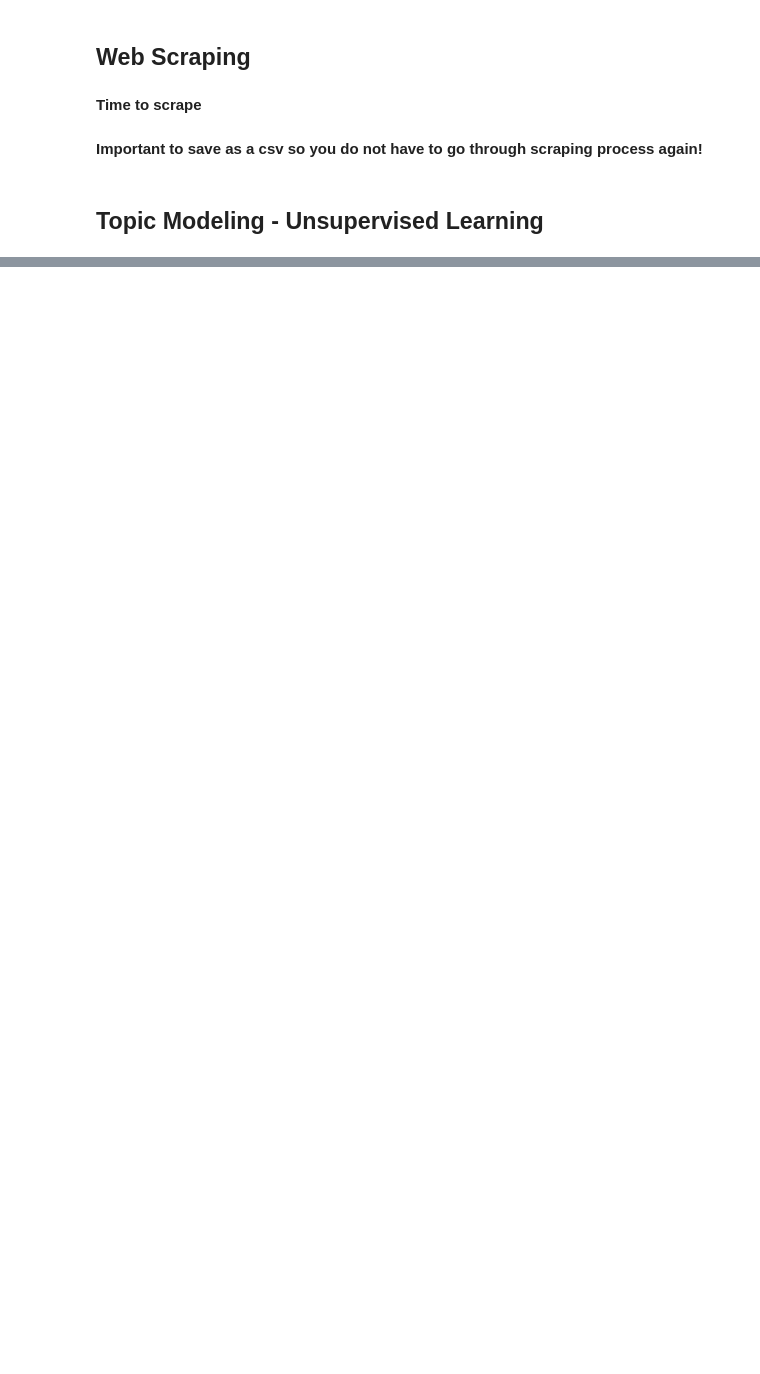
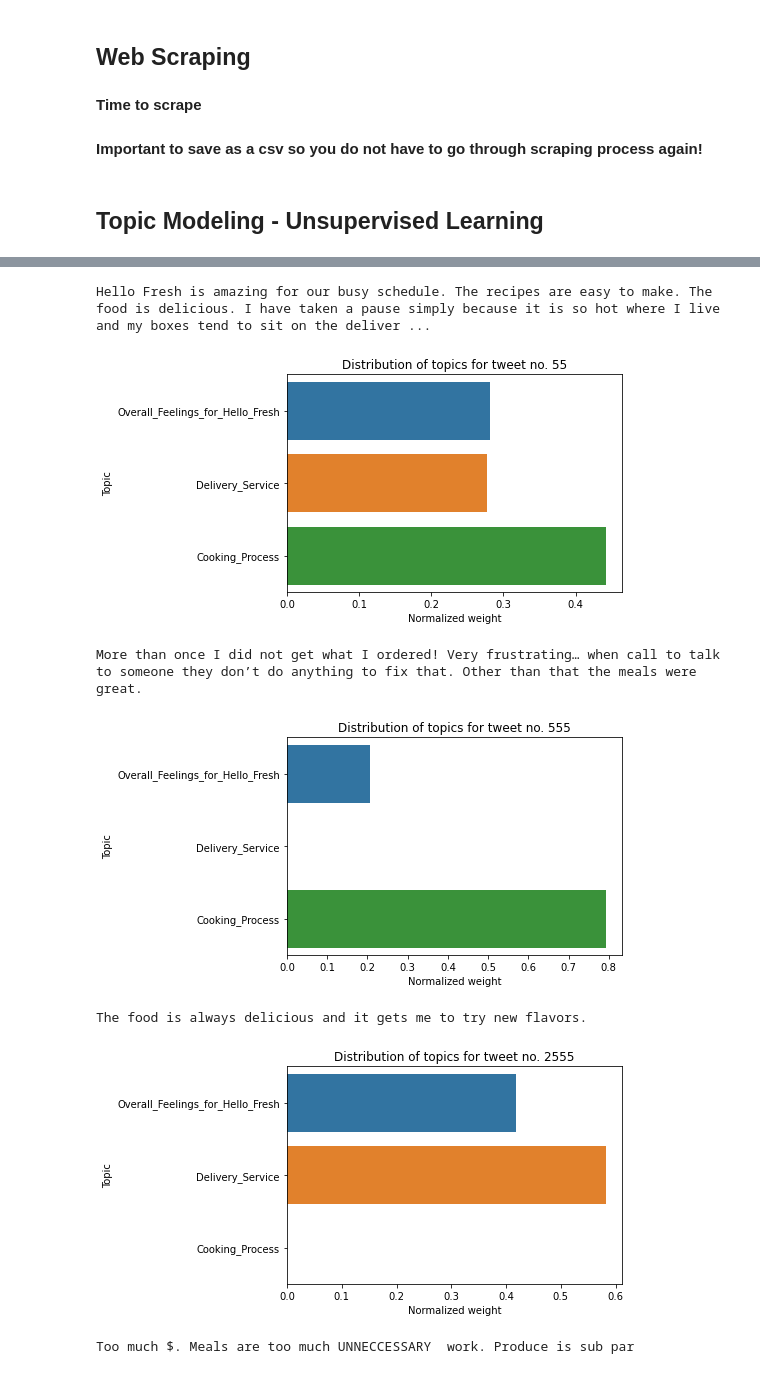
Before and after one commit to ddcots24/Hello-Fresh, a Jupyter notebook: Hello Fresh Review Analysis.ipynb, the cells around one changed output, grey strips where cells are left out. Cells and saved outputs as stored; diff of their text form; code cells hidden in the pictures; blank space fills up the shorter version.

Commit message:
Further along topic modeling

```diff
--- a/Hello Fresh Review Analysis.ipynb
+++ b/Hello Fresh Review Analysis.ipynb
@@ -179,6 +179,6 @@ vectorizer = TfidfVectorizer()
 corpus_vectorized = vectorizer.fit_transform(corpus)
 # %%
 # Instantiating NMF and fitting the vectorized corpus
-topic_model = NMF(n_components = 4, max_iter = 1000)
+topic_model = NMF(n_components = 3, max_iter = 1000)
 topic_model.fit(corpus_vectorized)
 # %% [output]
@@ -241,0 +238,31 @@ topic_word_plot()
+# %%
+topic_name_dict = {0: 'Overall_Feelings_for_Hello_Fresh', 1: 'Delivery_Service', 2: 'Cooking_Process'}
+# %%
+# takes in list of documents and plots topic weight vectors for each document
+def text_topbreakdown(locator):
+
+    print(hello_fresh_df.loc[locator].text)
+    int_index = corpus.index.get_loc(locator)
+
+    topic_keys = topic_name_dict.values()
+    zipped_tuple = list(zip(topic_keys, list(H[int_index,:])))
+
+    topic_breakdown = pd.DataFrame(zipped_tuple, columns = ['Topic', 'Weight']).set_index(['Topic'])
+    topic_breakdown['Normalized weight'] = topic_breakdown['Weight']/topic_breakdown['Weight'].sum()
+
+    sns.barplot(y = topic_breakdown.index, x = 'Normalized weight', data = topic_breakdown)
+    plt.title("Distribution of topics for tweet no. " + str(locator))
+    plt.show()
+
+    return topic_breakdown
+# %%
+text_list = [55,555,2555, 25555]
+viz = list(map(text_topbreakdown, text_list))
+# %% [output]
+Hello Fresh is amazing for our busy schedule. The recipes are easy to make. The food is delicious. I have taken a pause simply because it is so hot where I live and my boxes tend to sit on the deliver ...
+[figure, added]
+More than once I did not get what I ordered! Very frustrating… when call to talk to someone they don’t do anything to fix that. Other than that the meals were great.
+[figure, added]
+The food is always delicious and it gets me to try new flavors.
+[figure, added]
+Too much $. Meals are too much UNNECCESSARY  work. Produce is sub par
```
Also changed, not shown: parts of 5 cells of this notebook.
